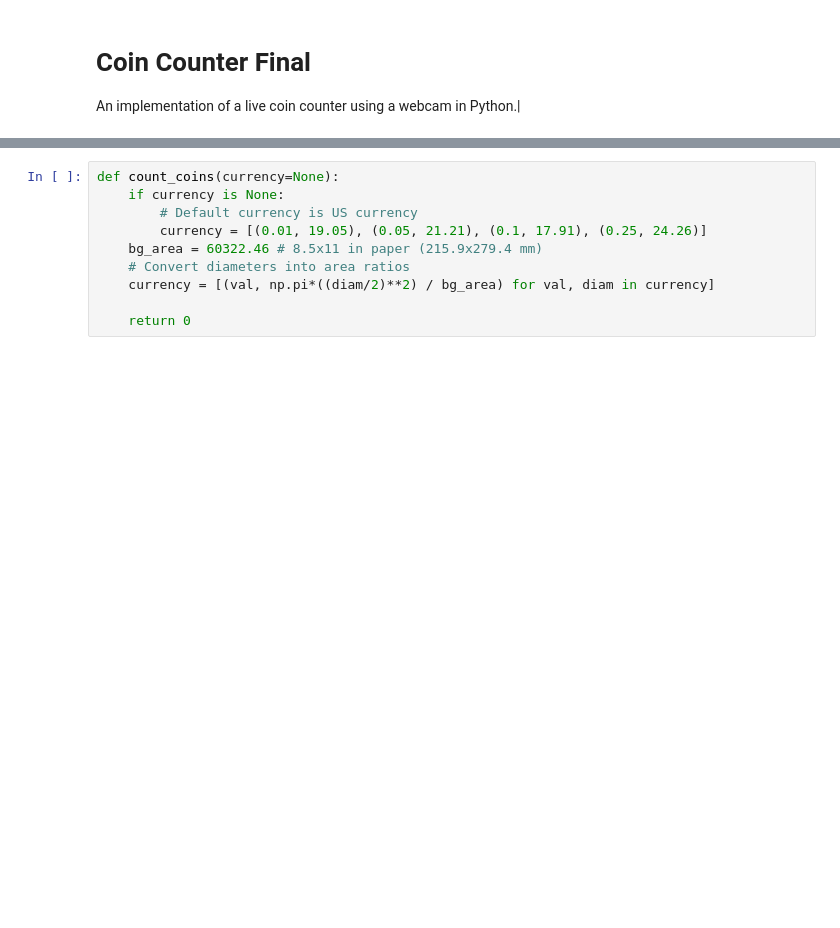
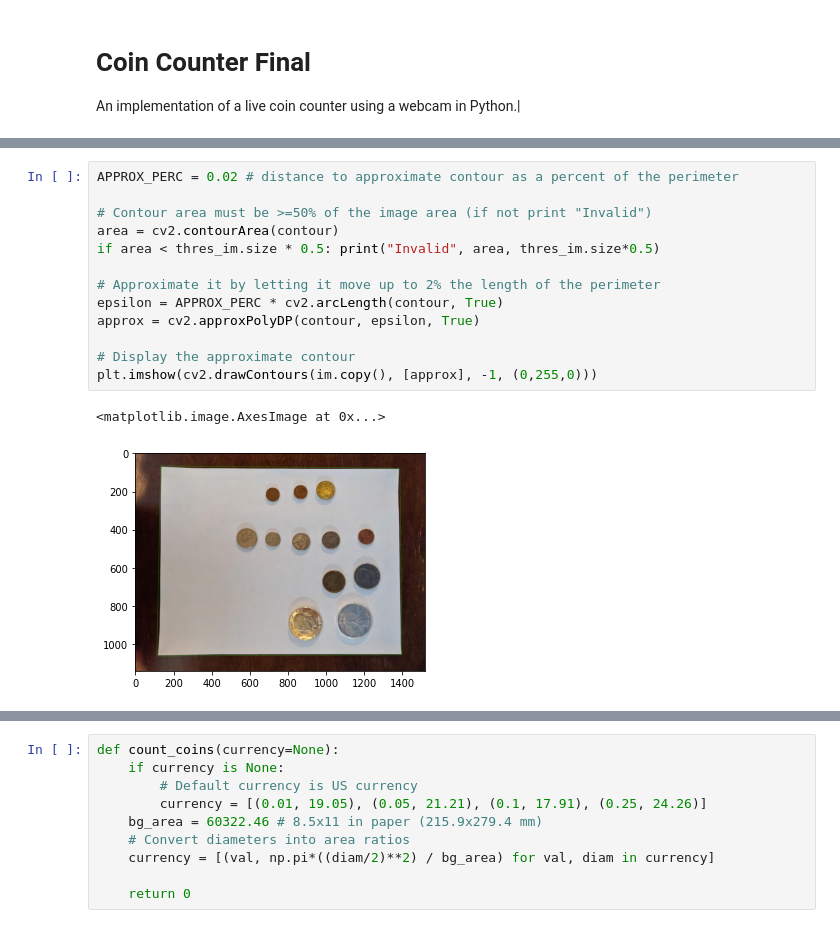
Before and after one commit to MrTsfree/Coin-Counter, a Jupyter notebook: counter.ipynb, the cells around one changed output, grey strips where cells are left out. Saved outputs shown, nothing was run; the diff lists cells and outputs as text; blank space fills up the shorter version.

```diff
--- a/counter.ipynb
+++ b/counter.ipynb
@@ -15,0 +144,16 @@ plt.gray();
+# %%
+APPROX_PERC = 0.02 # distance to approximate contour as a percent of the perimeter
+
+# Contour area must be >=50% of the image area (if not print "Invalid")
+area = cv2.contourArea(contour)
+if area < thres_im.size * 0.5: print("Invalid", area, thres_im.size*0.5)
+
+# Approximate it by letting it move up to 2% the length of the perimeter
+epsilon = APPROX_PERC * cv2.arcLength(contour, True)
+approx = cv2.approxPolyDP(contour, epsilon, True)
+
+# Display the approximate contour
+plt.imshow(cv2.drawContours(im.copy(), [approx], -1, (0,255,0)))
+# %% [output]
+<matplotlib.image.AxesImage at 0x...>
+[figure, added]
```
Also changed, not shown: parts of 7 cells of this notebook.
